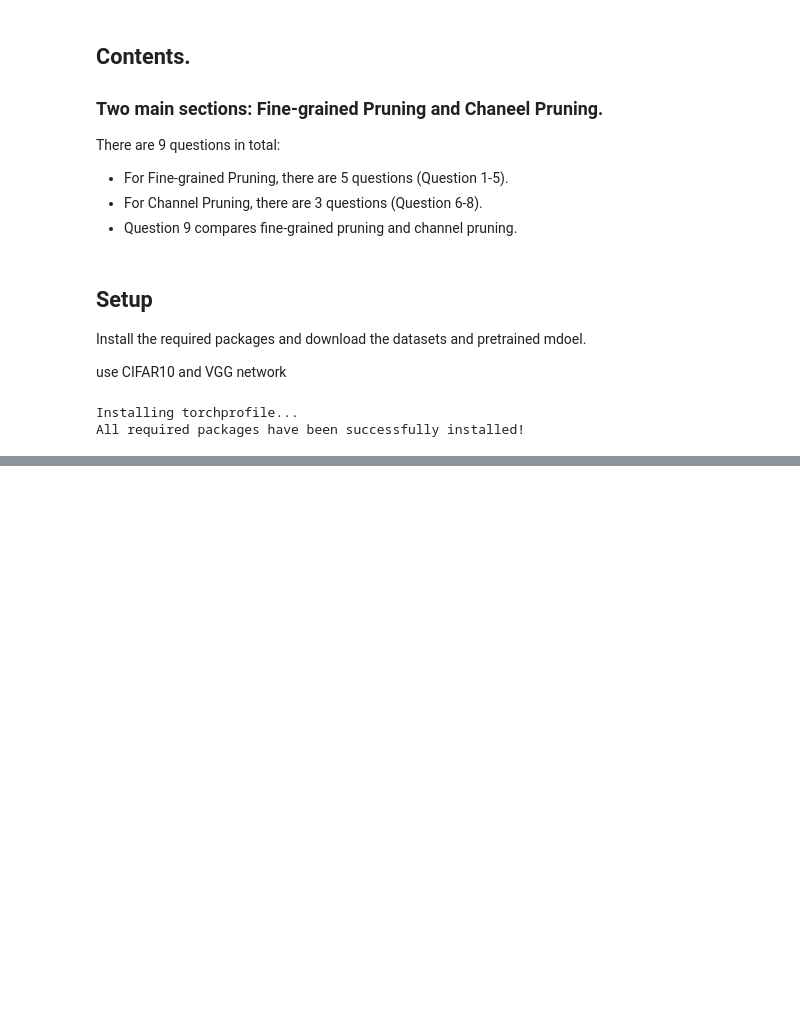
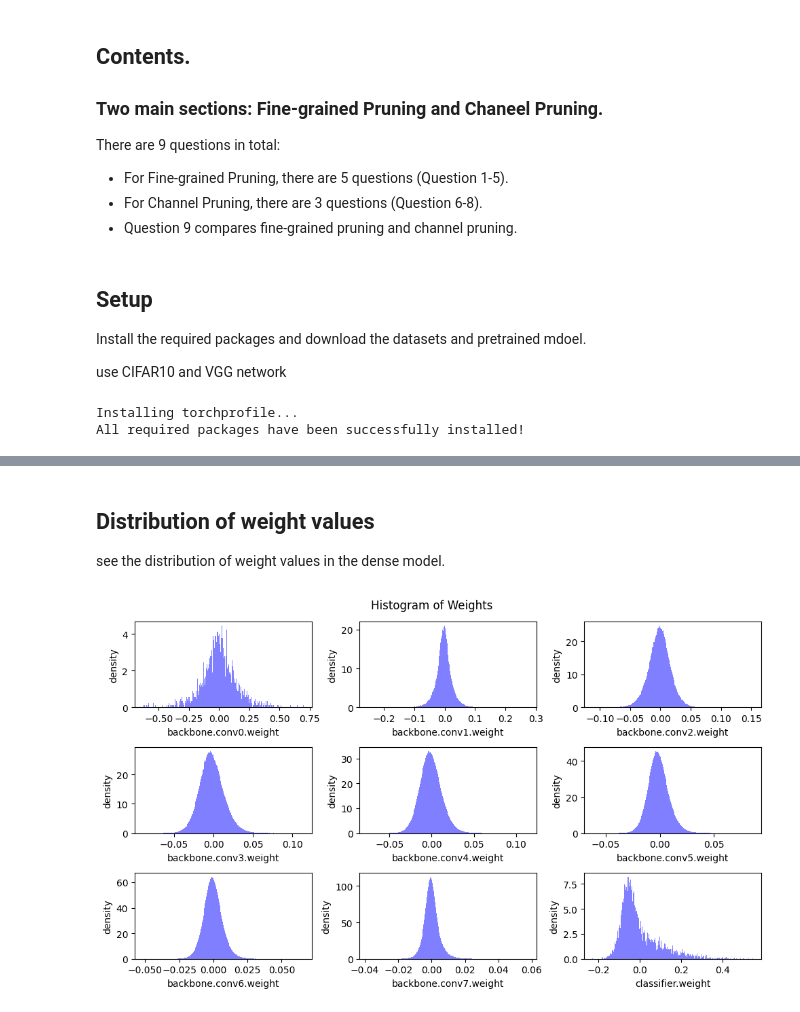
Before and after one commit to cosmic4dev/ML_lab, a Jupyter notebook: MIT_EfiicientLM_Lab1_Pruning.ipynb, the cells around one changed output, grey strips where cells are left out. Drawn from its saved outputs; the diff is of its cells as text; code cells hidden in the pictures; blank space fills up the shorter version.

Commit message:
Add files via upload
setup & eval.
Explained through see the distribution of weight value.

```diff
--- a/MIT_EfiicientLM_Lab1_Pruning.ipynb
+++ b/MIT_EfiicientLM_Lab1_Pruning.ipynb
@@ -29,0 +293,8 @@ All required packages have been successfully installed!
+# %%
+# Before running next code, I fixed colab option(Ensure GPU is Enabled in Colab)
+checkpoint_url = "https://hanlab18.mit.edu/files/course/labs/vgg.cifar.pretrained.pth"
+checkpoint = torch.load(download_url(checkpoint_url), map_location="cpu")
+model = VGG().cuda() # Now this should work
+print(f"=> loading checkpoint '{checkpoint_url}'")
+model.load_state_dict(checkpoint['state_dict'])
+recover_model = lambda: model.load_state_dict(checkpoint['state_dict'])
@@ -29,0 +355,31 @@ All required packages have been successfully installed!
+# %% [markdown]
+## Distribution of weight values
+
+see the distribution of weight values in the dense model.
+# %%
+def plot_weight_distribution(model, bins=256, count_nonzero_only=False):
+    fig, axes = plt.subplots(3,3, figsize=(10, 6))
+    axes = axes.ravel()
+    plot_index = 0
+    for name, param in model.named_parameters():
+        if param.dim() > 1:
+            ax = axes[plot_index]
+            if count_nonzero_only:
+                param_cpu = param.detach().view(-1).cpu()
+                param_cpu = param_cpu[param_cpu != 0].view(-1)
+                ax.hist(param_cpu, bins=bins, density=True,
+                        color = 'blue', alpha = 0.5)
+            else:
+                ax.hist(param.detach().view(-1).cpu(), bins=bins, density=True,
+                        color = 'blue', alpha = 0.5)
+            ax.set_xlabel(name)
+            ax.set_ylabel('density')
+            plot_index += 1
+    fig.suptitle('Histogram of Weights')
+    fig.tight_layout()
+    fig.subplots_adjust(top=0.925)
+    plt.show()
+
+plot_weight_distribution(model)
+# %% [output]
+[figure, added]
```
Also changed, not shown: parts of 19 cells of this notebook.
